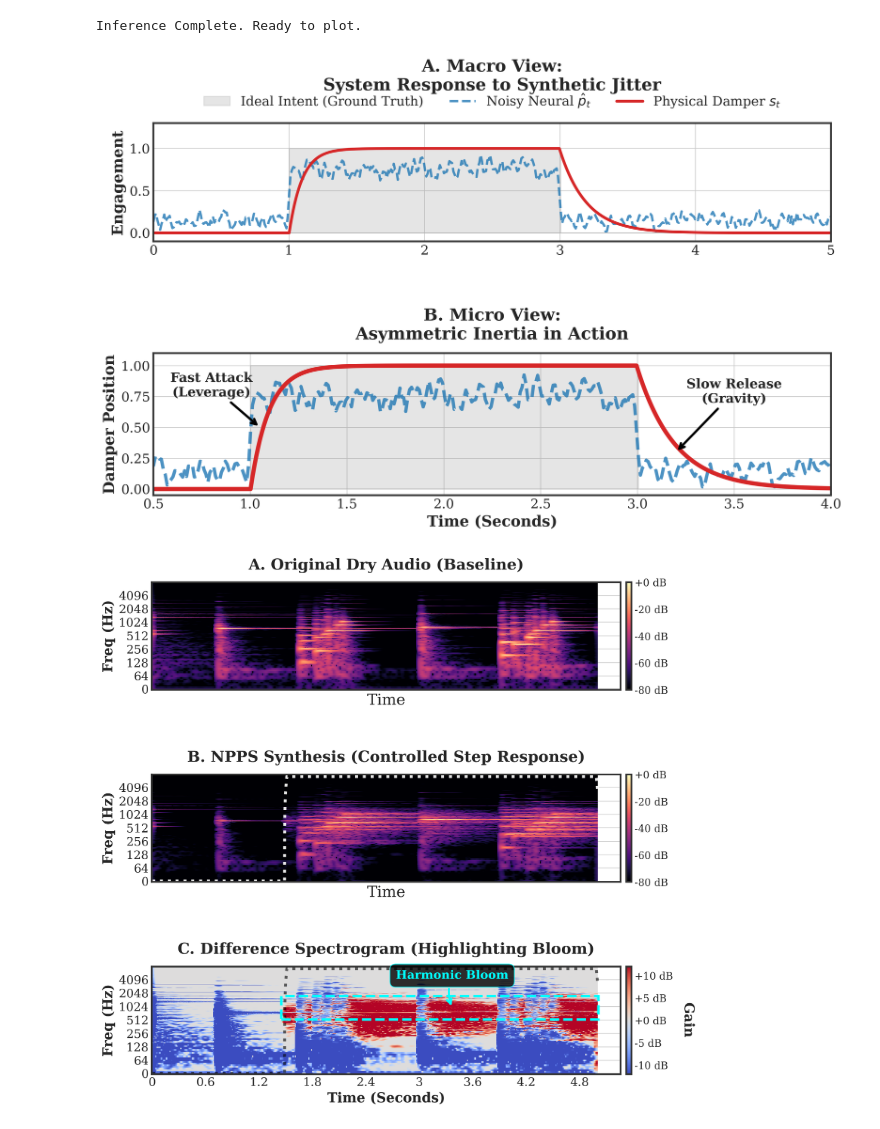
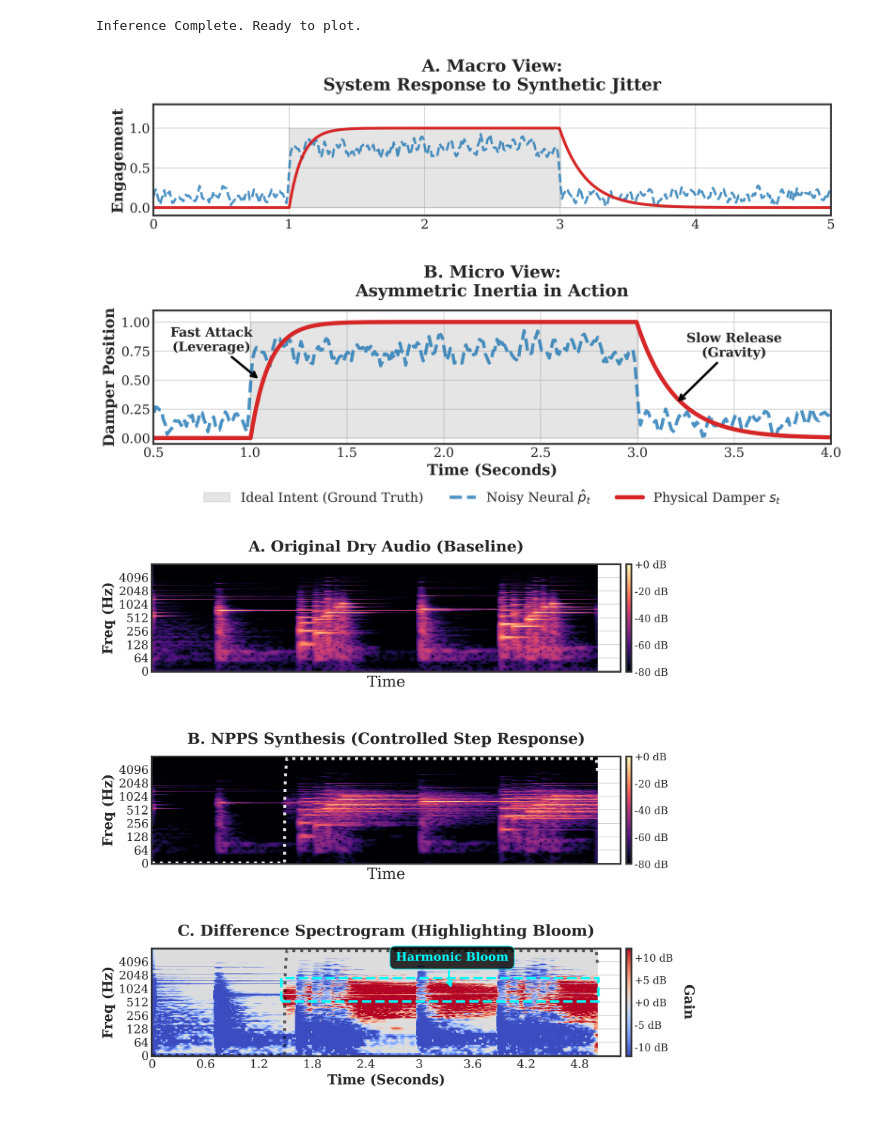
Before and after one commit to xiaofei1412/My-Neuro-Physical-Piano, a Jupyter notebook: notebooks/generate_paper_figures.ipynb, the cells around one changed output. Cells and saved outputs as stored; diff of their text form; code cells hidden in the pictures.

```diff
--- a/notebooks/generate_paper_figures.ipynb
+++ b/notebooks/generate_paper_figures.ipynb
@@ -208,47 +208,48 @@ gt_ideal = np.zeros_like(time_axis_frames)
 gt_ideal[attack_idx:release_idx] = 1.0
 
 # Panel A
-ax1.fill_between(time_axis_frames, 0, gt_ideal, color='gray', alpha=0.2, step='post', label='Ideal Intent (Ground Truth)')
-ax1.plot(time_axis_frames, synthetic_probs, color='#1f77b4', linestyle='--', linewidth=2.5, alpha=0.8, label='Noisy Neural $\hat{p}_t$')
-ax1.plot(time_axis_frames, pos_np_frames, color='#d62728', linewidth=3.0, label='Physical Damper $s_t$')
+ax1.fill_between(time_axis_frames, 0, gt_ideal, color='gray', alpha=0.2, step='post')
+ax1.plot(time_axis_frames, synthetic_probs, color='#1f77b4', linestyle='--', linewidth=2.5, alpha=0.8)
+ax1.plot(time_axis_frames, pos_np_frames, color='#d62728', linewidth=3.0)
 
-ax1.set_title("A. Macro View:\nSystem Response to Synthetic Jitter", fontweight='bold', fontsize=18, pad=35)
+ax1.set_title("A. Macro View:\nSystem Response to Synthetic Jitter", fontweight='bold', fontsize=18, pad=15)
 ax1.set_ylabel("Engagement", fontweight='bold', fontsize=16)
 ax1.set_xlim(0, 5.0)
 ax1.set_ylim(-0.1, 1.3)
 ax1.tick_params(axis='both', labelsize=14)
-ax1.legend(loc='lower center', bbox_to_anchor=(0.5, 1.02), ncol=3, frameon=False, fontsize=14)
 
 # Panel B
 zoom_start = 0.5
 zoom_end = 4.0
 
-ax2.fill_between(time_axis_frames, 0, gt_ideal, color='gray', alpha=0.2, step='post')
-ax2.plot(time_axis_frames, synthetic_probs, color='#1f77b4', linestyle='--', linewidth=3.5, alpha=0.8)
-ax2.plot(time_axis_frames, pos_np_frames, color='#d62728', linewidth=4.5)
+ax2.fill_between(time_axis_frames, 0, gt_ideal, color='gray', alpha=0.2, step='post', label='Ideal Intent (Ground Truth)')
+ax2.plot(time_axis_frames, synthetic_probs, color='#1f77b4', linestyle='--', linewidth=3.5, alpha=0.8, label='Noisy Neural $\hat{p}_t$')
+ax2.plot(time_axis_frames, pos_np_frames, color='#d62728', linewidth=4.5, label='Physical Damper $s_t$')
 
 ax2.annotate('Fast Attack\n(Leverage)',
              xy=(attack_time + 0.05, 0.5), xytext=(attack_time - 0.2, 0.75),
              arrowprops=dict(facecolor='black', arrowstyle='->', lw=2.5),
              fontweight='bold', fontsize=14, ha='center')
 
 ax2.annotate('Slow Release\n(Gravity)',
              xy=(release_time + 0.2, 0.3), xytext=(release_time + 0.5, 0.7),
              arrowprops=dict(facecolor='black', arrowstyle='->', lw=2.5),
              fontweight='bold', fontsize=14, ha='center')
 
 ax2.set_title("B. Micro View:\nAsymmetric Inertia in Action", fontweight='bold', fontsize=18, pad=15)
 ax2.set_xlabel("Time (Seconds)", fontweight='bold', fontsize=16)
 ax2.set_ylabel("Damper Position", fontweight='bold', fontsize=16)
 ax2.set_xlim(zoom_start, zoom_end)
 ax2.set_ylim(-0.05, 1.1)
 ax2.tick_params(axis='both', labelsize=14)
 
-plt.tight_layout(pad=2.0, h_pad=3.0)
+ax2.legend(loc='upper center', bbox_to_anchor=(0.5, -0.25), ncol=3, frameon=False, fontsize=14)
+
+plt.tight_layout(pad=2.0, h_pad=2.0)
 plt.savefig("fig_control_inertia_synthetic.pdf", bbox_inches='tight')
 plt.show()
 # %% [output]
-[figure, old version]
+[figure, new version]
 # %%
 # --- Cell 5: Figure 2 ---
 import torch
```
Also changed, not shown: 4 other files.
